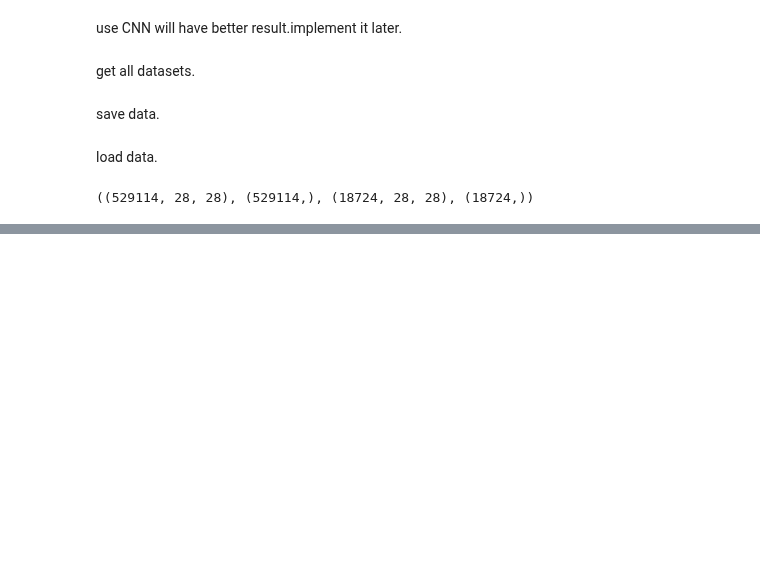
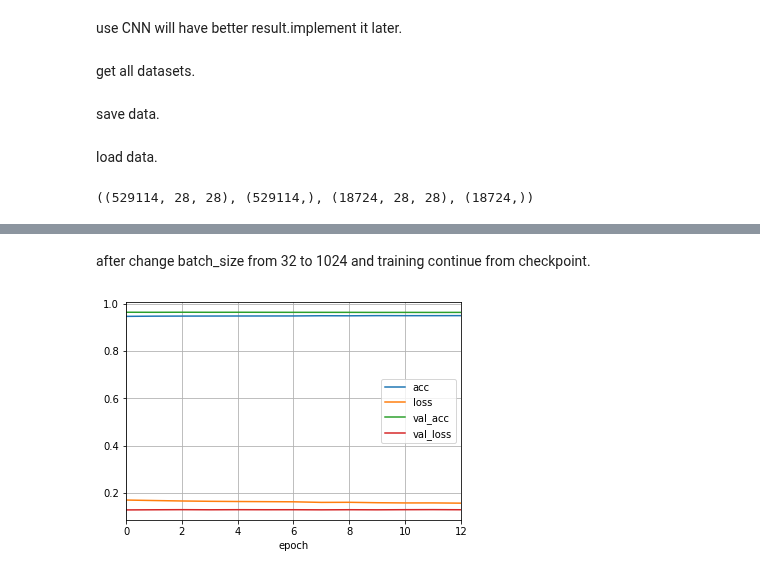
Before and after one commit to jh-lau/NLP, a Jupyter notebook: Artificial_Intelligence_for_NLP/Week_09_0831_kmeans_NN/assignments/3_regularization.ipynb, the cells around one changed output, grey strips where cells are left out. Cells and saved outputs as stored; diff of their text form; code cells hidden in the pictures; blank space fills up the shorter version.

```diff
--- a/Artificial_Intelligence_for_NLP/Week_09_0831_kmeans_NN/assignments/3_regularization.ipynb
+++ b/Artificial_Intelligence_for_NLP/Week_09_0831_kmeans_NN/assignments/3_regularization.ipynb
@@ -712,0 +785,7 @@ train_dataset.shape, train_labels.shape, test_dataset.shape, test_labels.shape
+# %% [markdown]
+after change batch_size from 32 to 1024 and training continue from checkpoint.
+# %%
+df2.plot(x='epoch', y=['acc', 'loss', 'val_acc', 'val_loss'], grid=True)
+plt.show()
+# %% [output]
+[figure, added]
```
Also changed, not shown: parts of 14 cells of this notebook, 1 other file.
